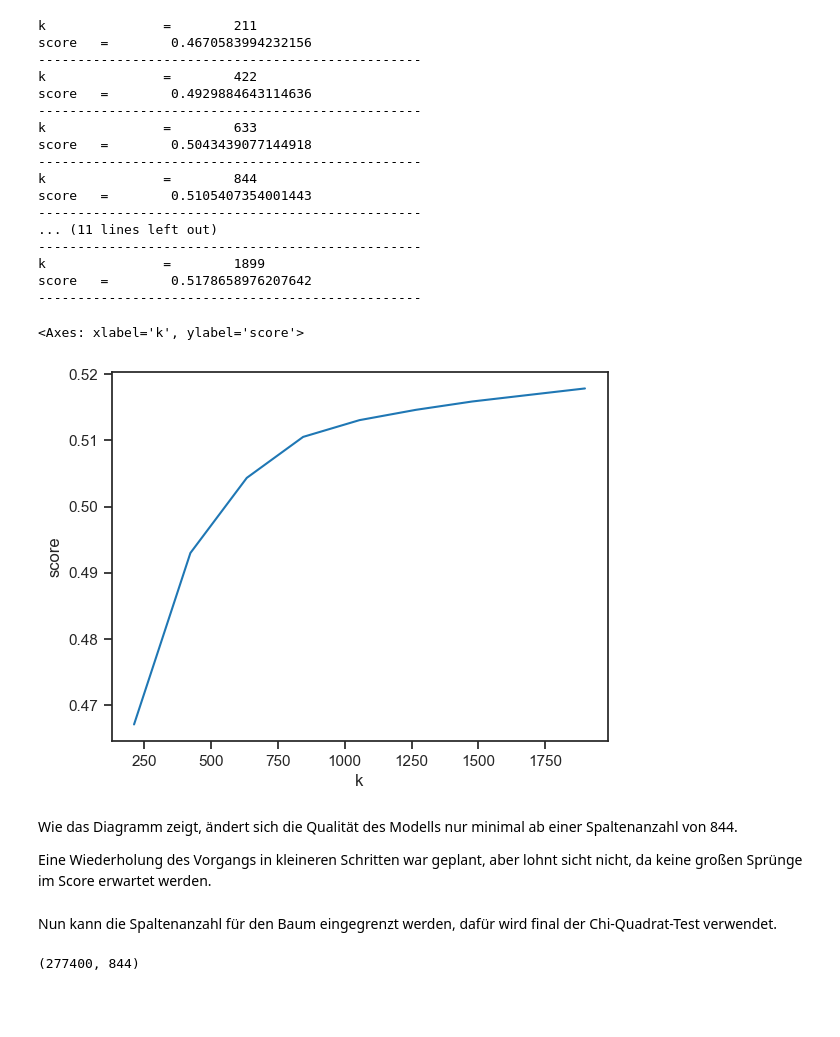
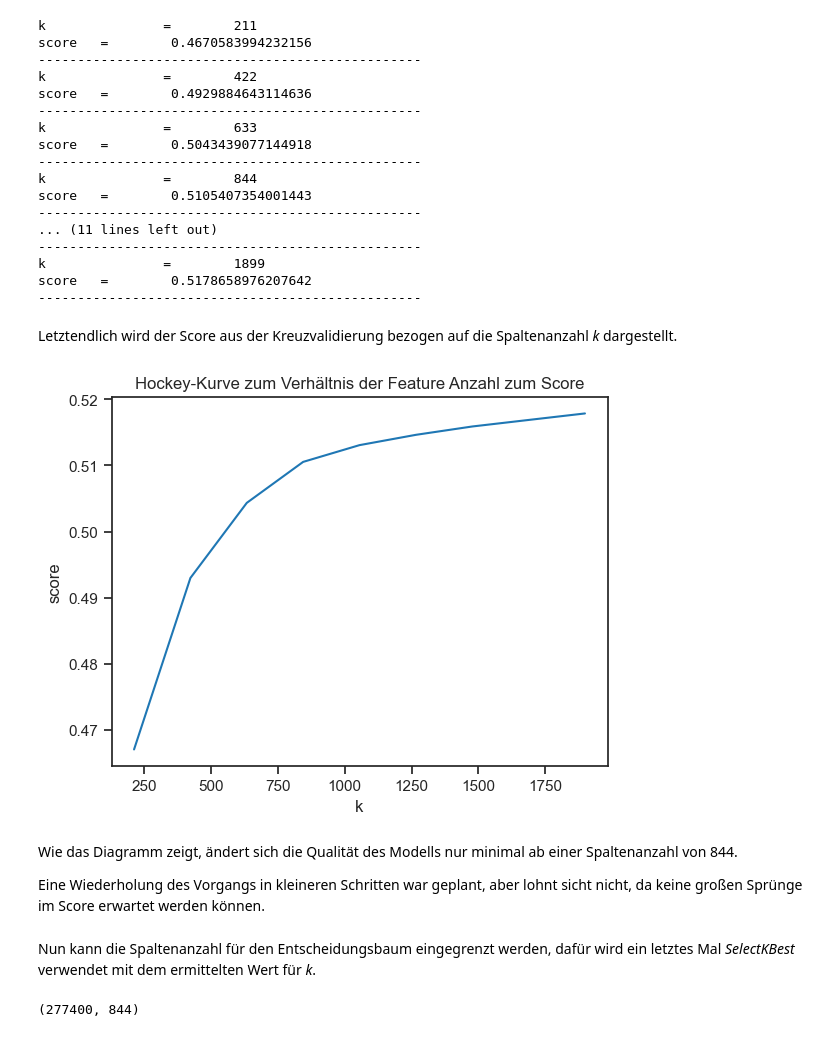
Before and after one commit to FelixSiegfriedRiedel/San-Francisco-Crime, a Jupyter notebook: crime.ipynb, the cells around one changed output. Cells and saved outputs as stored; diff of their text form; code cells hidden in the pictures; blank space fills up the shorter version.

```diff
--- a/crime.ipynb
+++ b/crime.ipynb
@@ -971,16 +974,19 @@ score   =        0.5105407354001443
 k               =        1899
 score   =        0.5178658976207642
 -------------------------------------------------
-# %%
-scores_df = pd.DataFrame.from_records([(scores[i],scores[i+1]) for i in range(0,len(scores),2)],  columns=["k", "score"])
-sns.lineplot(scores_df, x="k", y="score")
-# %% [output]
-<Axes: xlabel='k', ylabel='score'>
-[figure, removed]
+# %% [markdown]
+Letztendlich wird der Score aus der Kreuzvalidierung bezogen auf die Spaltenanzahl *k* dargestellt.
+# %%
+scores_df = pd.DataFrame.from_records([(scores[i],scores[i+1]) for i in range(0,len(scores),2)],  columns=["k", "score"])
+sns.lineplot(scores_df, x="k", y="score")
+plt.title("Hockey-Kurve zum Verhältnis der Feature Anzahl zum Score")
+plt.show()
+# %% [output]
+[figure, added]
 # %% [markdown]
 Wie das Diagramm zeigt, ändert sich die Qualität des Modells nur minimal ab einer Spaltenanzahl von 844.
 
-Eine Wiederholung des Vorgangs in kleineren Schritten war geplant, aber lohnt sicht nicht, da keine großen Sprünge im Score erwartet werden.
+Eine Wiederholung des Vorgangs in kleineren Schritten war geplant, aber lohnt sicht nicht, da keine großen Sprünge im Score erwartet werden können.
 # %%
 # decision_tree = DecisionTreeClassifier()
 #
@@ -997,7 +1003,7 @@ Eine Wiederholung des Vorgangs in kleineren Schritten war geplant, aber lohnt si
 # scores_df_2 = pd.DataFrame.from_records([(scores[i],scores[i+1]) for i in range(0,len(scores),2)],  columns=["k", "score"])
 # sns.lineplot(scores_df_2, x="k", y="score")
 # %% [markdown]
-Nun kann die Spaltenanzahl für den Baum eingegrenzt werden, dafür wird final der Chi-Quadrat-Test verwendet.
+Nun kann die Spaltenanzahl für den Entscheidungsbaum eingegrenzt werden, dafür wird ein letztes Mal *SelectKBest* verwendet mit dem ermittelten Wert für *k*.
 # %%
 feature_selector = SelectKBest(chi2, k=844).fit(X, y)
 X = X.iloc[:,feature_selector.get_support(indices=True)]
```
Also changed, not shown: parts of 49 cells of this notebook.
